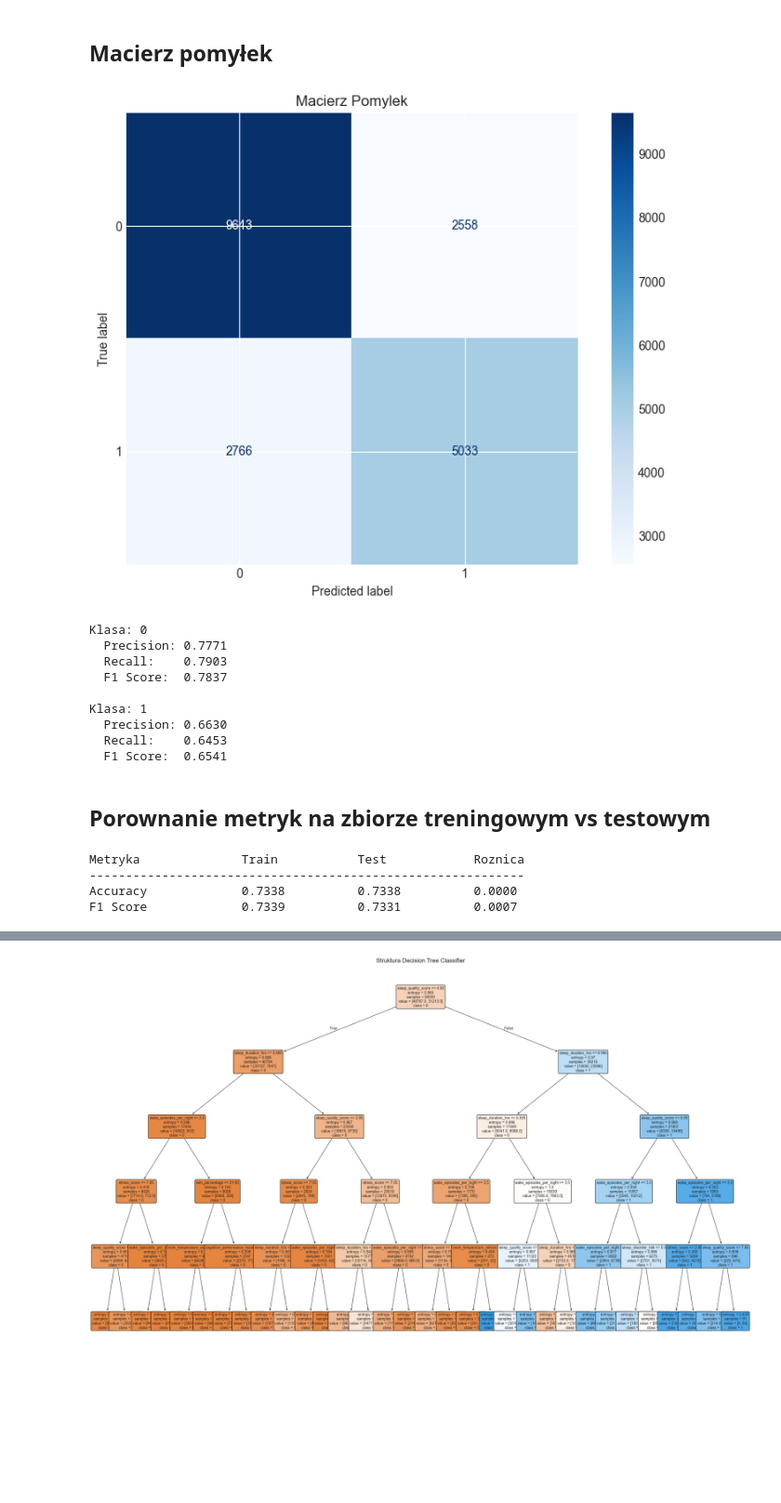
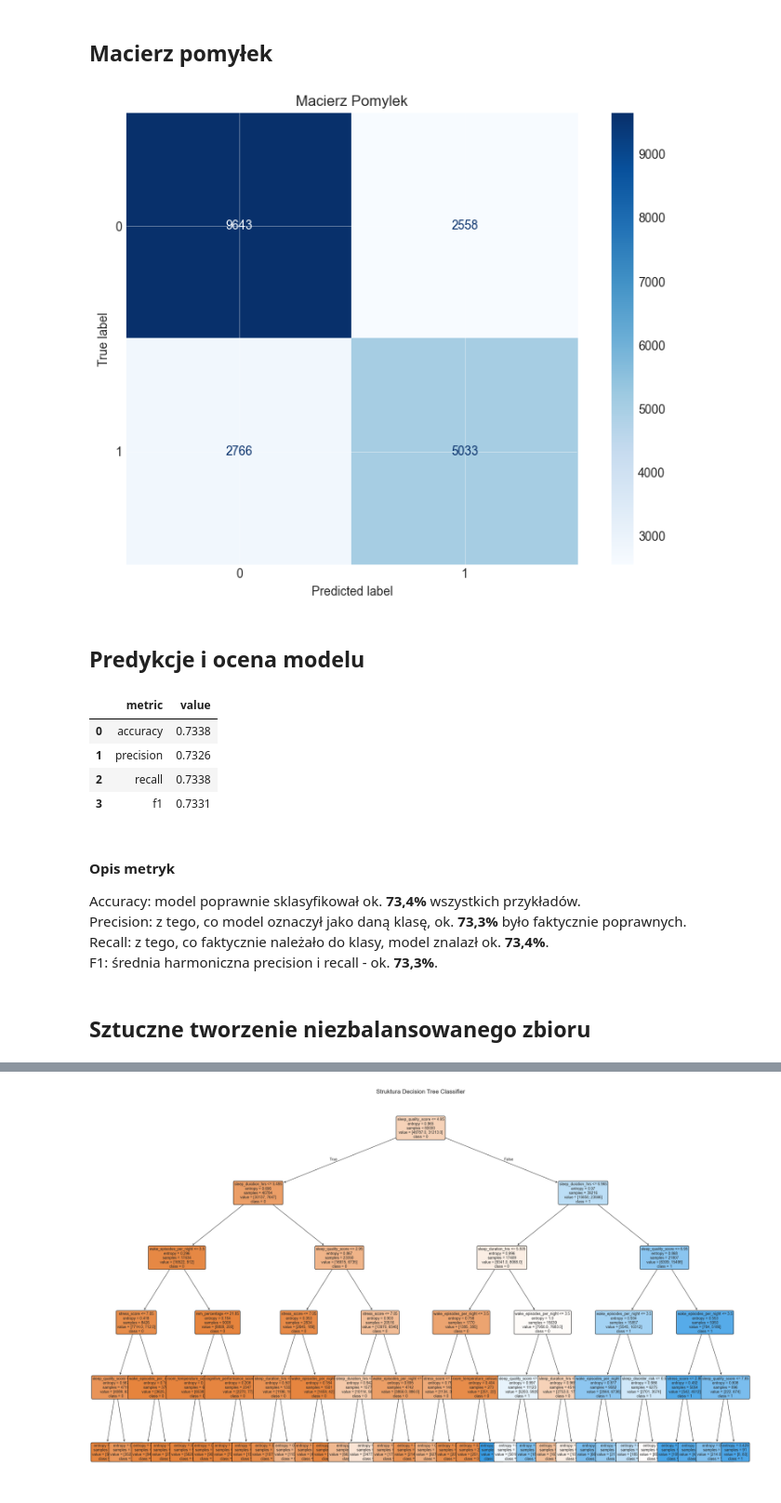
Before and after one commit to PPiotr491/MSiD, a Jupyter notebook: Lista2/sleep_health_prediciton_models.ipynb, the cells around one changed output, grey strips where cells are left out. Shown at 93% size. Saved outputs shown, nothing was run; the diff lists cells and outputs as text; code cells hidden in the pictures; blank space fills up the shorter version.

```diff
--- a/Lista2/sleep_health_prediciton_models.ipynb
+++ b/Lista2/sleep_health_prediciton_models.ipynb
@@ -256,6 +167,10 @@ weighted avg       0.73      0.73      0.73     20000
 # %% [markdown]
 ## Macierz pomyłek
 # %%
+target_names = [str(i) for i in sorted(np.unique(y_test))]
+y_train_pred = dt_classifier.predict(X_train)
+y_test_pred = dt_classifier.predict(X_test)
+
 cm = confusion_matrix(y_test, y_test_pred)
 
 fig, ax = plt.subplots(figsize=(8, 6))
@@ -264,42 +179,39 @@ ax.set_title('Macierz Pomylek')
 plt.tight_layout()
 plt.show()
 # %% [output]
-[figure, old version]
+[figure, new version]
-# %%
-precision_per_class = precision_score(y_test, y_test_pred, average=None, zero_division=0)
-recall_per_class = recall_score(y_test, y_test_pred, average=None, zero_division=0)
-f1_per_class = f1_score(y_test, y_test_pred, average=None, zero_division=0)
-
-for i, class_name in enumerate(target_names):
-    print(f"\nKlasa: {class_name}")
-    print(f"  Precision: {precision_per_class[i]:.4f}")
-    print(f"  Recall:    {recall_per_class[i]:.4f}")
-    print(f"  F1 Score:  {f1_per_class[i]:.4f}")
-# %% [output]
-Klasa: 0
-  Precision: 0.7771
-  Recall:    0.7903
-  F1 Score:  0.7837
-
-Klasa: 1
-  Precision: 0.6630
-  Recall:    0.6453
-  F1 Score:  0.6541
-# %% [markdown]
-## Porownanie metryk na zbiorze treningowym vs testowym
-# %%
-train_accuracy = accuracy_score(y_train, y_train_pred)
-test_accuracy = accuracy_score(y_test, y_test_pred)
-
-train_f1 = f1_score(y_train, y_train_pred, average='weighted')
-test_f1 = f1_score(y_test, y_test_pred, average='weighted')
-
-print(f"\n{'Metryka':<20} {'Train':<15} {'Test':<15} {'Roznica':<15}")
-print("-" * 60)
-print(f"{'Accuracy':<20} {train_accuracy:<15.4f} {test_accuracy:<15.4f} {train_accuracy - test_accuracy:<15.4f}")
-print(f"{'F1 Score':<20} {train_f1:<15.4f} {test_f1:<15.4f} {train_f1 - test_f1:<15.4f}")
-# %% [output]
-Metryka              Train           Test            Roznica
-------------------------------------------------------------
-Accuracy             0.7338          0.7338          0.0000
-F1 Score             0.7339          0.7331          0.0007
+# %% [markdown]
+## Predykcje i ocena modelu
+# %%
+accuracy = accuracy_score(y_test, y_test_pred)
+precision = precision_score(y_test, y_test_pred, average='weighted', zero_division=0)
+recall = recall_score(y_test, y_test_pred, average='weighted', zero_division=0)
+f1 = f1_score(y_test, y_test_pred, average='weighted', zero_division=0)
+
+metrics_df = pd.DataFrame(
+    {
+        "metric": ["accuracy", "precision", "recall", "f1"],
+        "value": [
+            accuracy,
+            precision,
+            recall,
+            f1,
+        ],
+    }
+)
+
+display(metrics_df.round(4))
+# %% [output]
+|  | metric | value |
+| 0 | accuracy | 0.7338 |
+| 1 | precision | 0.7326 |
+| 2 | recall | 0.7338 |
+| 3 | f1 | 0.7331 |
+# %% [markdown]
+#### Opis metryk
+Accuracy: model poprawnie sklasyfikował ok. **73,4%** wszystkich przykładów.\
+Precision: z tego, co model oznaczył jako daną klasę, ok. **73,3%** było faktycznie poprawnych.\
+Recall: z tego, co faktycznie należało do klasy, model znalazł ok. **73,4%**.\
+F1: średnia harmoniczna precision i recall - ok. **73,3%**.
+# %% [markdown]
+## Sztuczne tworzenie niezbalansowanego zbioru
```
Also changed, not shown: parts of 71 cells of this notebook.
